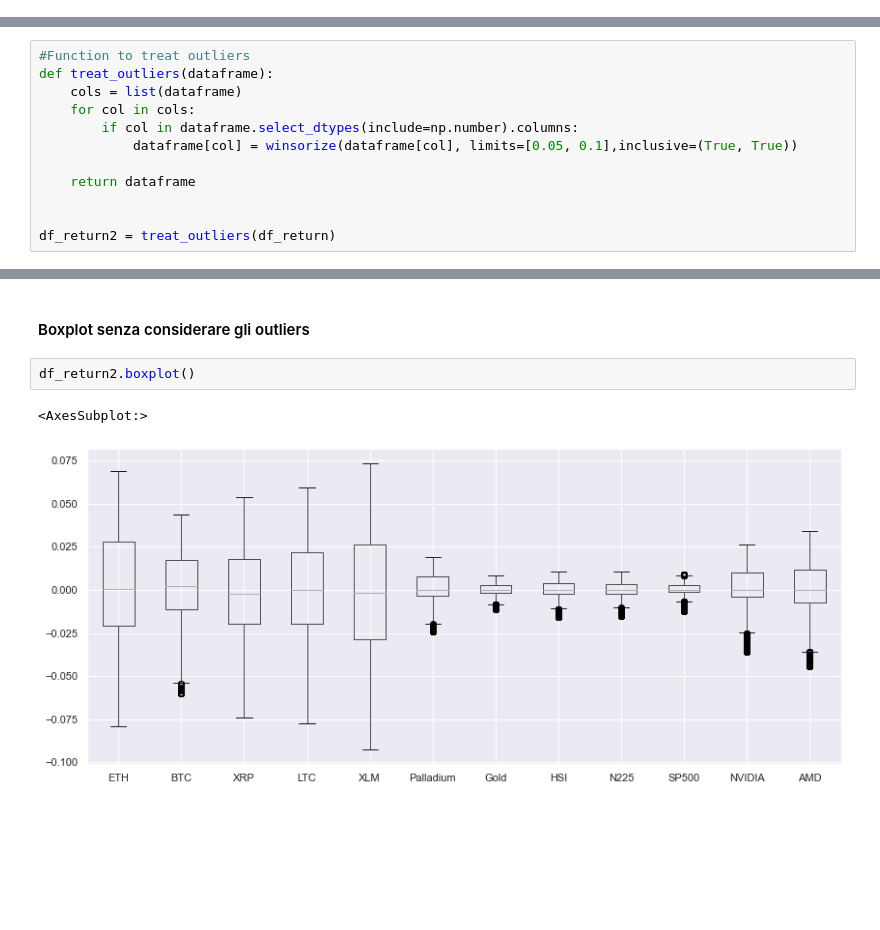
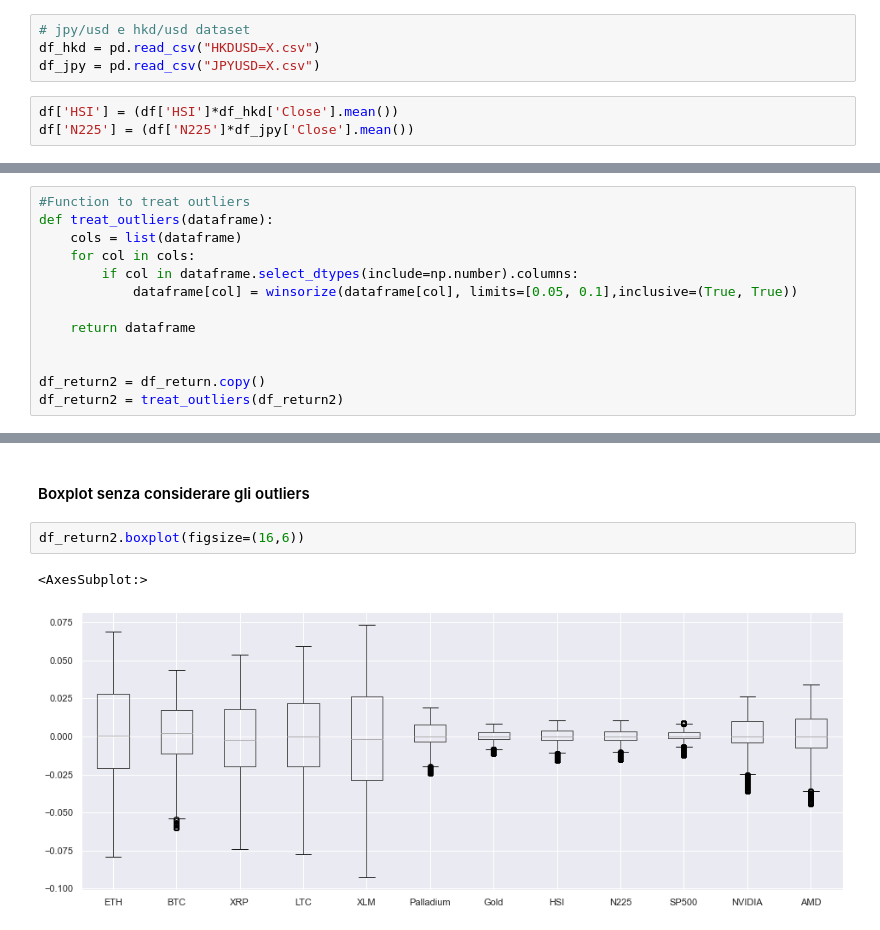
Before and after one commit to billmono95/TESI-LAUREA-MAGISTRALE, a Jupyter notebook: ExploratoryAnalysis.ipynb, the cells around one changed output, grey strips where cells are left out. Cells and saved outputs as stored; diff of their text form; blank space fills up the shorter version.

```diff
--- a/ExploratoryAnalysis.ipynb
+++ b/ExploratoryAnalysis.ipynb
@@ -5,3 +5,10 @@ import matplotlib.pyplot as plt
 from scipy.stats.mstats import winsorize
 # %%
 df = pd.read_csv("file.csv")
+# %%
+# jpy/usd e hkd/usd dataset
+df_hkd = pd.read_csv("HKDUSD=X.csv")
+df_jpy = pd.read_csv("JPYUSD=X.csv")
+# %%
+df['HSI'] = (df['HSI']*df_hkd['Close'].mean())
+df['N225'] = (df['N225']*df_jpy['Close'].mean())
@@ -295,7 +306,8 @@ def treat_outliers(dataframe):
     return dataframe
 
 
-df_return2 = treat_outliers(df_return)
+df_return2 = df_return.copy()
+df_return2 = treat_outliers(df_return2)
 # %%
 detect_outliers(df_return2)
 # %% [output]
@@ -315,7 +327,7 @@ detect_outliers(df_return2)
 # %% [markdown]
 #### Boxplot senza considerare gli outliers
 # %%
-df_return2.boxplot()
+df_return2.boxplot(figsize=(16,6))
 # %% [output]
 <AxesSubplot:>
-[figure, old version]
+[figure, new version]
```
Also changed, not shown: parts of 8 cells of this notebook, 2 other files.
